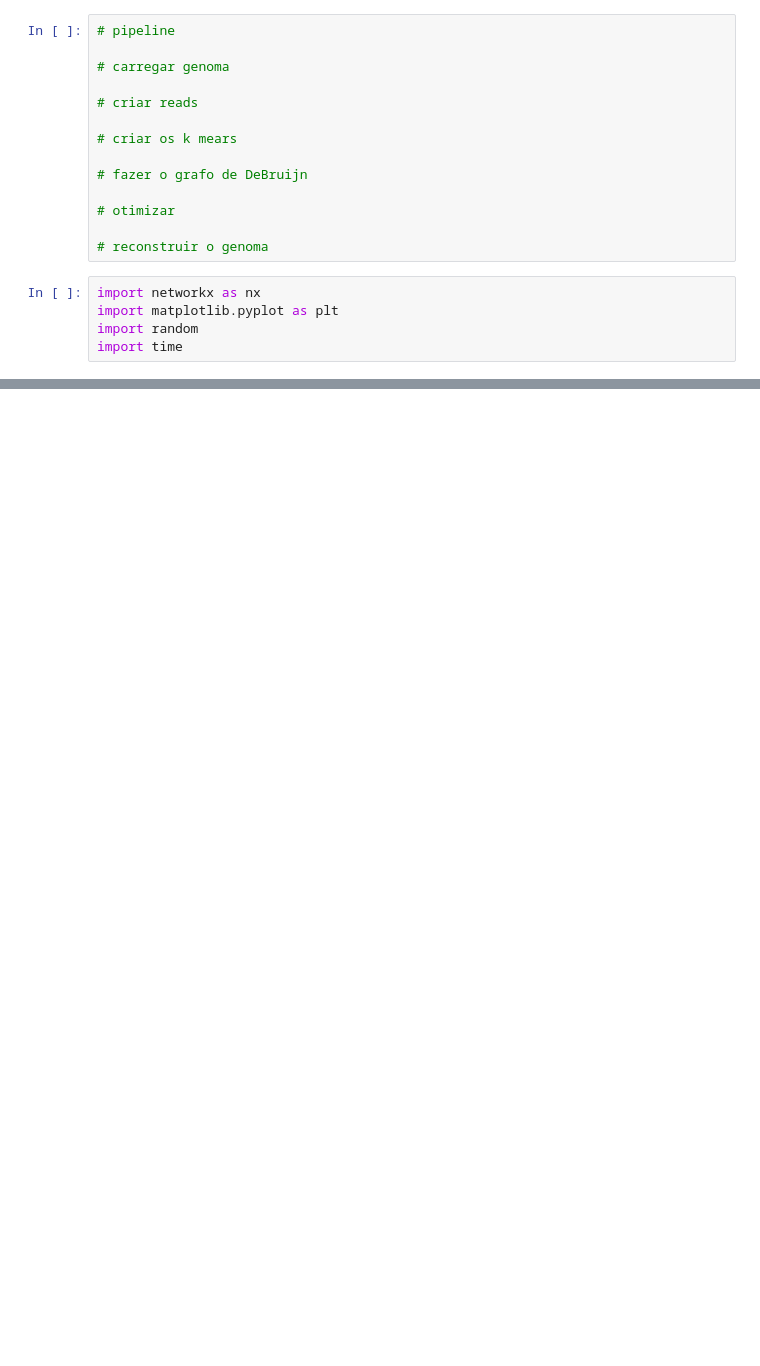
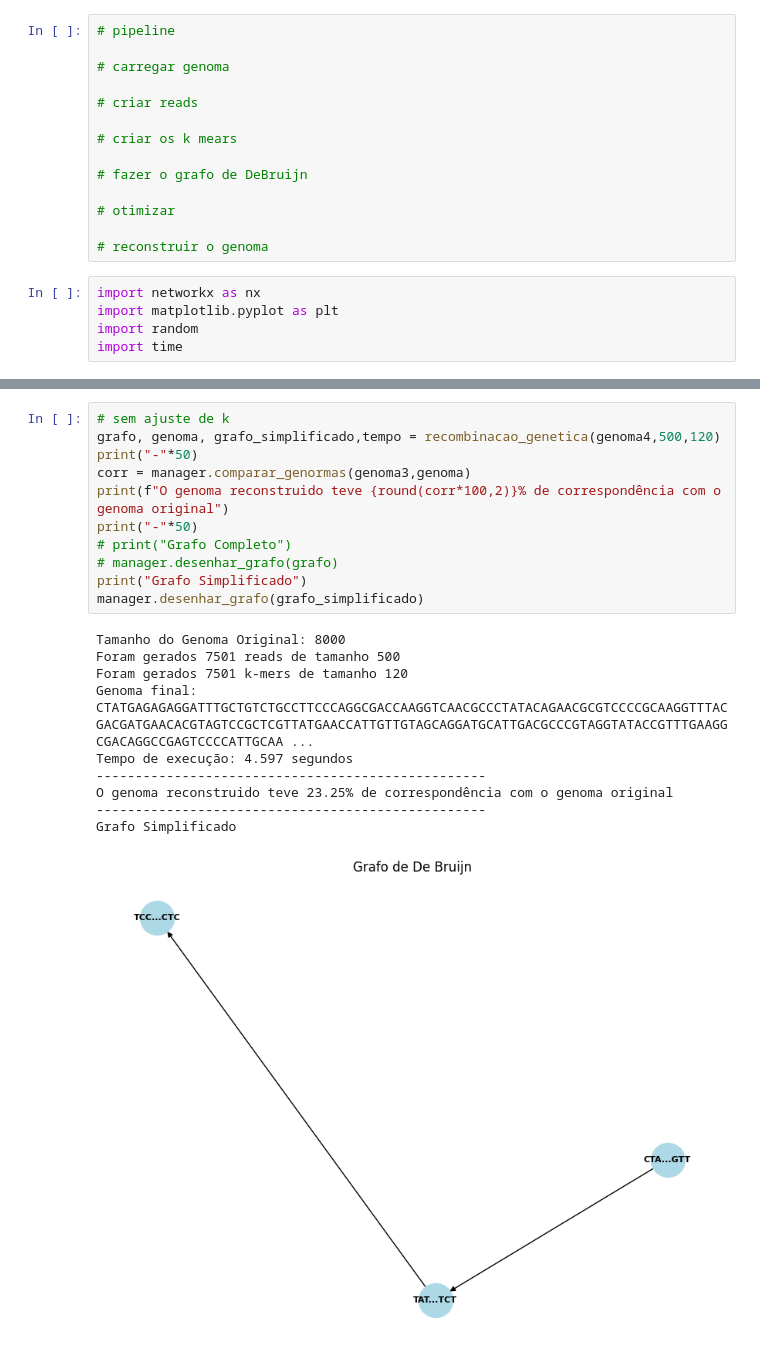
Before and after one commit to Arthurfpmaciel/DeBruijnGraph, a Jupyter notebook: teste.ipynb, the cells around one changed output, grey strips where cells are left out. Saved outputs shown, nothing was run; the diff lists cells and outputs as text; blank space fills up the shorter version.

```diff
--- a/teste.ipynb
+++ b/teste.ipynb
@@ -234,0 +303,22 @@ plt.show()
+# %%
+# sem ajuste de k
+grafo, genoma, grafo_simplificado,tempo = recombinacao_genetica(genoma4,500,120)
+print("-"*50)
+corr = manager.comparar_genormas(genoma3,genoma)
+print(f"O genoma reconstruido teve {round(corr*100,2)}% de correspondência com o genoma original")
+print("-"*50)
+# print("Grafo Completo")
+# manager.desenhar_grafo(grafo)
+print("Grafo Simplificado")
+manager.desenhar_grafo(grafo_simplificado)
+# %% [output]
+Tamanho do Genoma Original: 8000
+Foram gerados 7501 reads de tamanho 500
+Foram gerados 7501 k-mers de tamanho 120
+Genoma final: CTATGAGAGAGGATTTGCTGTCTGCCTTCCCAGGCGACCAAGGTCAACGCCCTATACAGAACGCGTCCCCGCAAGGTTTACGACGATGAACACGTAGTCCGCTCGTTATGAACCATTGTTGTAGCAGGATGCATTGACGCCCGTAGGTATACCGTTTGAAGGCGACAGGCCGAGTCCCCATTGCAA ...
+Tempo de execução: 4.597 segundos
+--------------------------------------------------
+O genoma reconstruido teve 23.25% de correspondência com o genoma original
+--------------------------------------------------
+Grafo Simplificado
+[figure, added]
```
Also changed, not shown: parts of 12 cells of this notebook, 6 other files.
